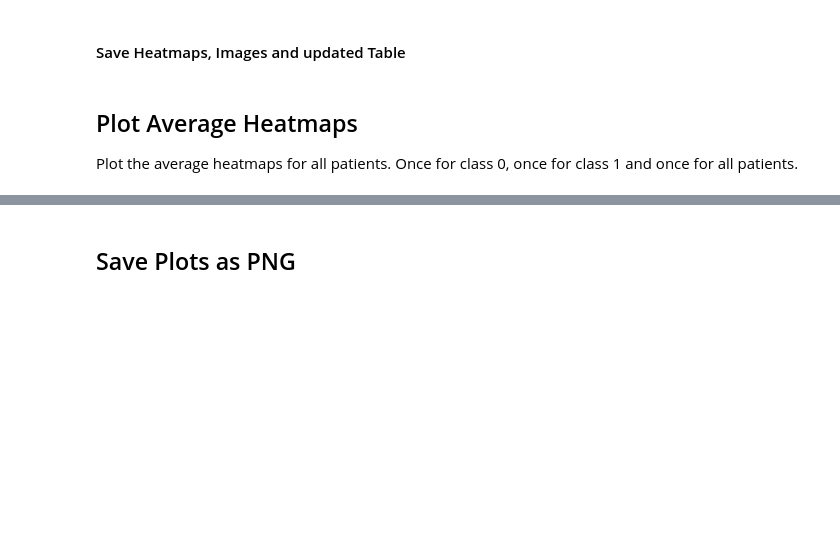
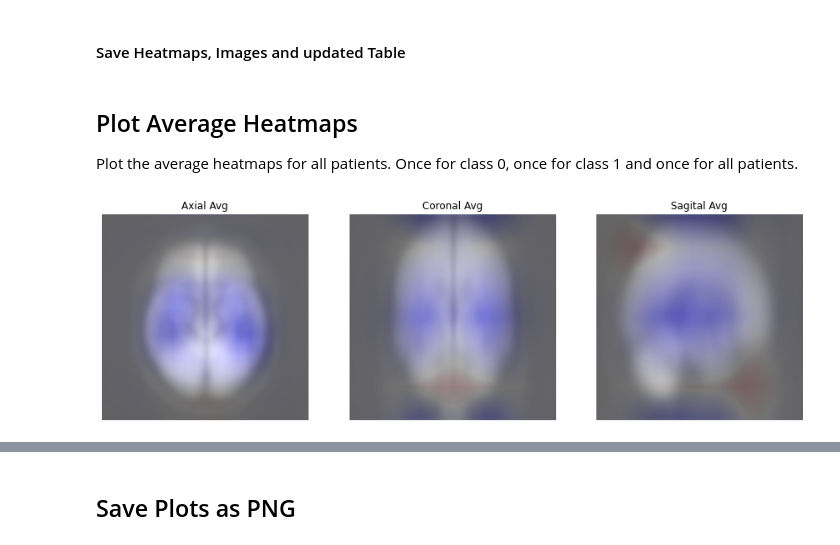
Before and after one commit to NorDar/explainable_AI, a Jupyter notebook: generate_all_heatmaps.ipynb, the cells around one changed output, grey strips where cells are left out. Saved outputs shown, nothing was run; the diff lists cells and outputs as text; code cells hidden in the pictures; blank space fills up the shorter version.

```diff
--- a/generate_all_heatmaps.ipynb
+++ b/generate_all_heatmaps.ipynb
@@ -67,10 +89,10 @@ generate_heatmap_and_save = False # should the heatmap be generated and saved (e
 generate_pictures = False # should the pictures be generated (else loaded)
 only_wrong_out = True # should the generated pdf only contain the wrong predictions (else all)
 
-hm_type = "oc" # gc or oc => gradcam or occlusion
+hm_type = "gc" # gc or oc => gradcam or occlusion
 
-hm_of_pred = True # if true heatmap of prediction will be generated else heatmap of class 1
-last_layer_only = True # if true only last layer will be used for gradcam else once last and once all layers
+pred_hm_only = False # if true heatmap of prediction will be generated else positive and negative heatmaps are shown
+last_layer_only = True # Default = True, only last layer will be used for gradcam else once last and once all layers
 
 # Define Model Version
 model_version = 1
@@ -78,4 +100,4 @@ model_version = 1
 # define paths
 WEIGHT_DIR, DATA_OUTPUT_DIR, PIC_OUTPUT_DIR, pic_save_name = rdat.dir_setup(
     DIR, version, model_version,
-    hm_type = hm_type, ending = "_predcl" if hm_of_pred else "_class1")
+    hm_type = hm_type, ending = "_predcl" if pred_hm_only else "_bothcl")
@@ -331,16 +381,20 @@ idx = np.where(res_table["y_pred_class"] == 0)
 # %%
 mean_hm_lc = np.array(np.take(heatmaps_lc, idx, axis = 0).squeeze()).mean(axis = 0)
 if not last_layer_only:
     mean_hm_ac = np.array(np.take(heatmaps_ac, idx, axis = 0).squeeze()).mean(axis = 0)
 mean_image = np.array(np.take(res_images, idx, axis = 0).squeeze()).mean(axis = 0)
 
 phm.plot_heatmap(mean_image, mean_hm_lc,
             version = "overlay",
-            mode = "avg")
+            mode = "avg",
+            hm_colormap = cmap,
+            hm_positive = hm_positive)
 if not last_layer_only:
     phm.plot_heatmap(mean_image, mean_hm_ac,
                 version = "overlay",
                 mode = "avg")
+# %% [output]
+[figure, added]
 # %%
 idx = np.where(res_table["y_pred_class"] == 1)
 # %%
```
Also changed, not shown: parts of 14 cells of this notebook.
